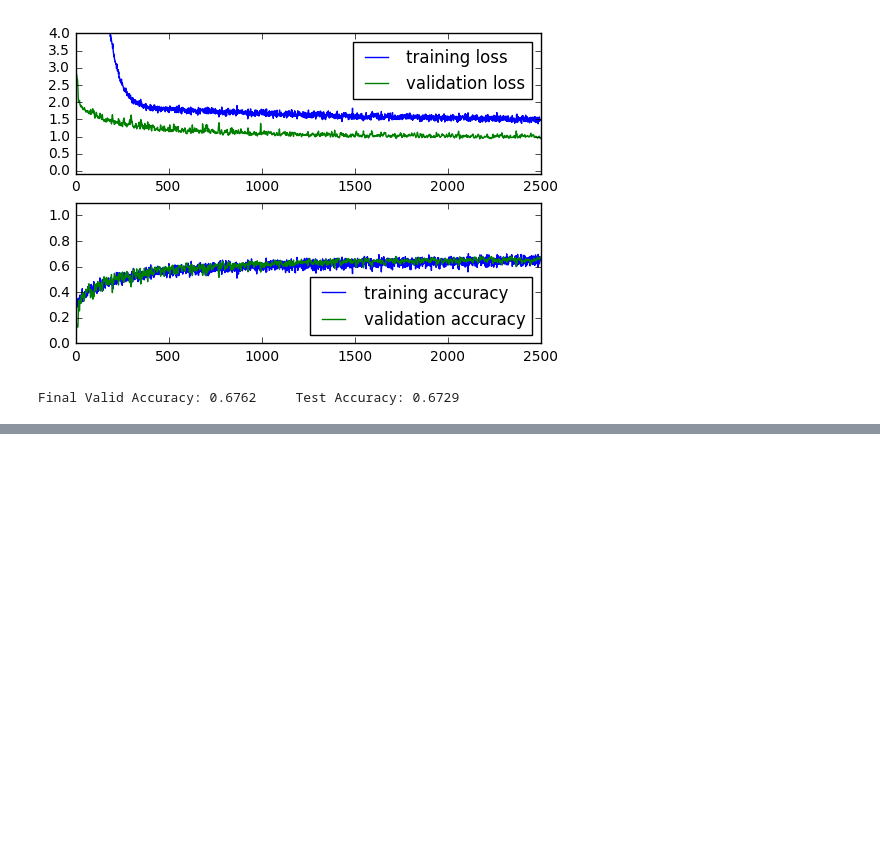
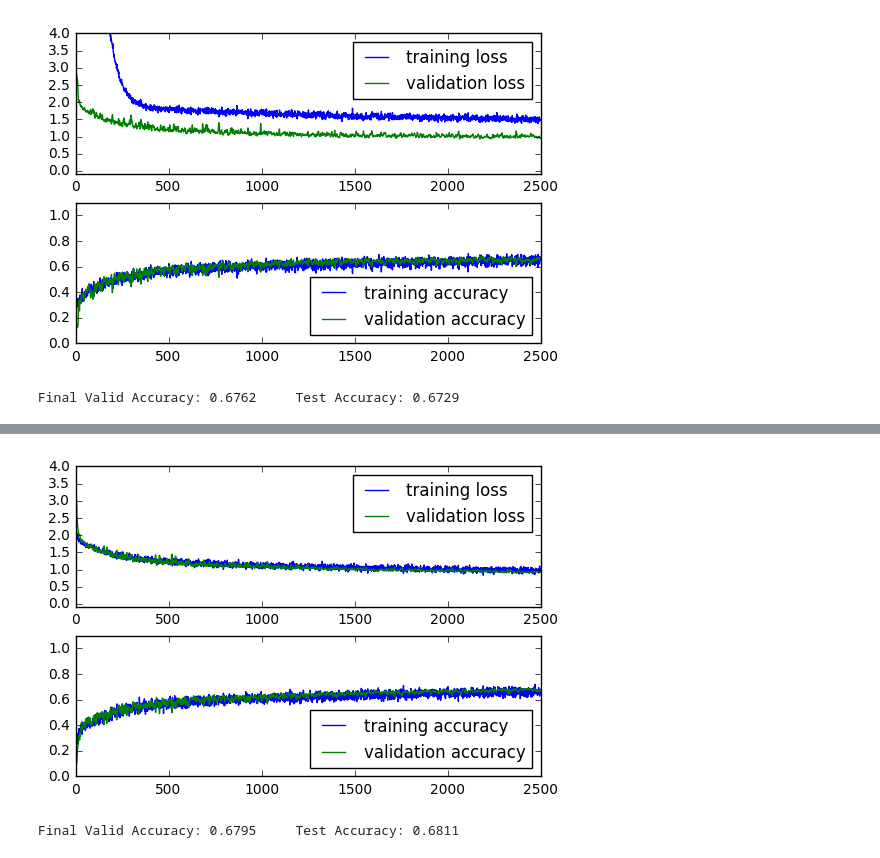
Before and after one commit to zhongyuk/CNNplayground, a Jupyter notebook: capstone/notebook/train_record3.ipynb, the cells around one changed output, grey strips where cells are left out. Saved outputs shown, nothing was run; the diff lists cells and outputs as text; code cells hidden in the pictures; blank space fills up the shorter version.

Commit message:
add and plot trial experiment3.3 result, add func to track batch norm statistic convergence

```diff
--- a/capstone/notebook/train_record3.ipynb
+++ b/capstone/notebook/train_record3.ipynb
@@ -78,0 +96,6 @@ Final Valid Accuracy: 0.6762     Test Accuracy: 0.6729
+# %%
+trial3_filename = '../train_data/training_data_stack3.3'
+train_data_summary(trial3_filename)
+# %% [output]
+[figure, added]
+Final Valid Accuracy: 0.6795     Test Accuracy: 0.6811
```
Also changed, not shown: parts of 2 cells of this notebook, 2 other files.
